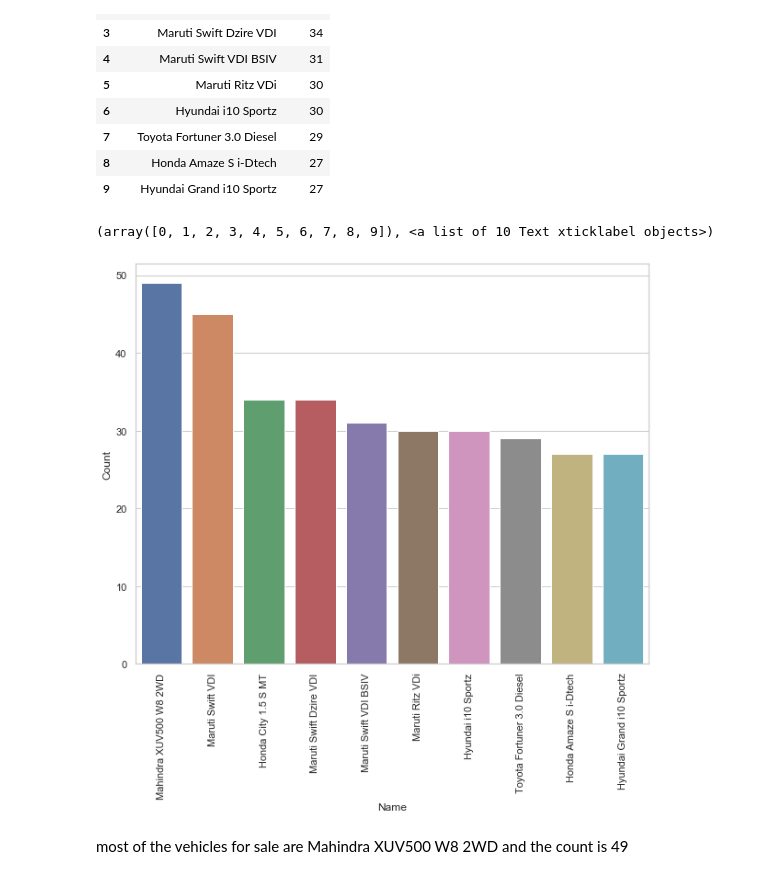
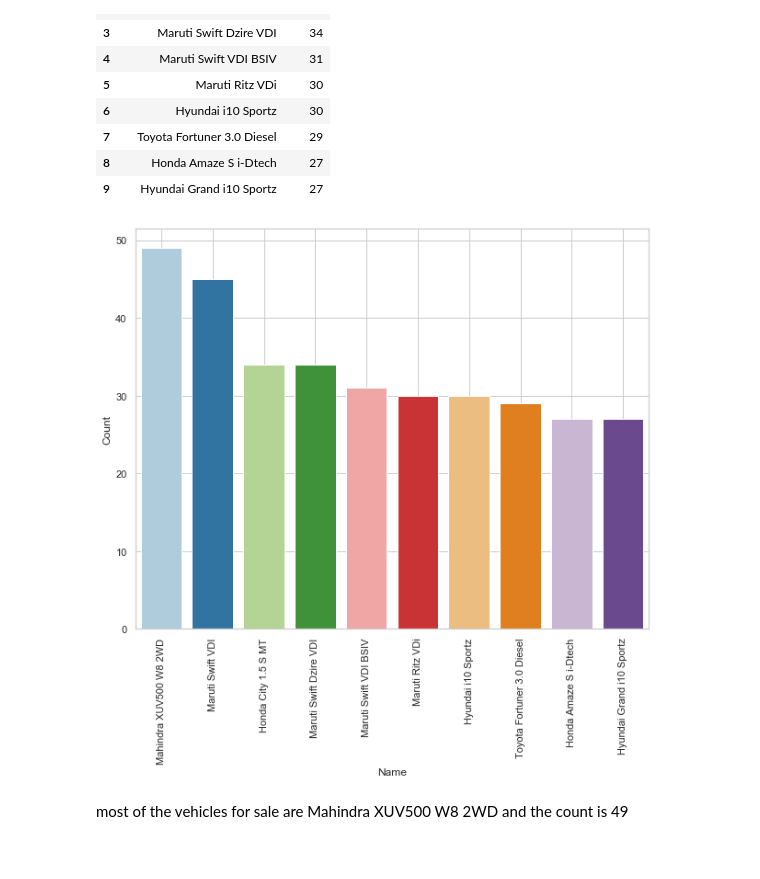
Before and after one commit to Tarun280896/Projects, a Jupyter notebook: Car_Sale_Price_Prediction/Cars_EDA.ipynb, the cells around one changed output. Drawn from its saved outputs; the diff is of its cells as text; code cells hidden in the pictures.

```diff
--- a/Car_Sale_Price_Prediction/Cars_EDA.ipynb
+++ b/Car_Sale_Price_Prediction/Cars_EDA.ipynb
@@ -67,11 +67,10 @@ Manufacturers = data.groupby('Manufacturers').size().sort_values(ascending = Fal
 Manufacturers =pd.DataFrame(Manufacturers)
 Manufacturers = Manufacturers.rename(columns = {0:'Count'})
 # %%
-sns.barplot(Manufacturers.index,Manufacturers['Count'])
+sns.barplot(Manufacturers.index,Manufacturers['Count'],palette = 'Paired')
 plt.xticks(rotation = 90)
 #plt.rcParams['figure.figsize'] = [15,10]
-#plt.grid()
-sns.set(style = 'whitegrid')
+plt.grid(True)
 plt.ylabel('No of Cars for sale')
 # %% [output]
 Text(0, 0.5, 'No of Cars for sale')
@@ -112,12 +114,11 @@ top
 | 8 | Honda Amaze S i-Dtech | 27 |
 | 9 | Hyundai Grand i10 Sportz | 27 |
 # %%
-sns.barplot(top['Name'],top['Count'])
+sns.barplot(top['Name'],top['Count'],palette = 'Paired')
 plt.xticks(rotation = 90)
-#plt.figure(figsize=[0,0])
+plt.grid(True)
 # %% [output]
-(array([0, 1, 2, 3, 4, 5, 6, 7, 8, 9]), <a list of 10 Text xticklabel objects>)
-[figure, old version]
+[figure, new version]
 # %% [markdown]
 most of the vehicles for sale are Mahindra XUV500 W8 2WD and the count is 49
 # %% [markdown]
```
Also changed, not shown: parts of 10 cells of this notebook.
